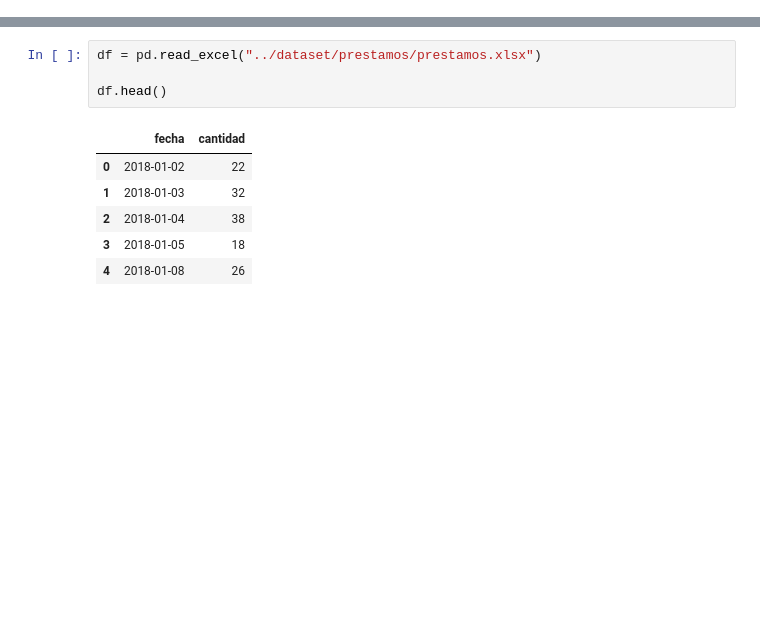
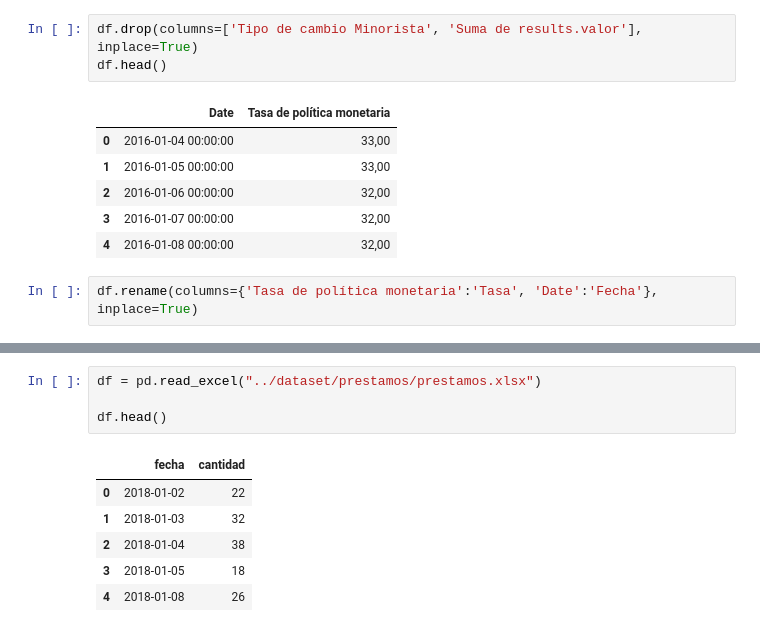
Before and after one commit to carrenogf/MCD-Series-Temporales, a Jupyter notebook: notebooks/prestamos.ipynb, the cells around one changed output, grey strips where cells are left out. Cells and saved outputs as stored; diff of their text form; blank space fills up the shorter version.

```diff
--- a/notebooks/prestamos.ipynb
+++ b/notebooks/prestamos.ipynb
@@ -10,0 +31,12 @@ from statsmodels.graphics.tsaplots import plot_acf, plot_pacf
+# %%
+df.drop(columns=['Tipo de cambio Minorista', 'Suma de results.valor'], inplace=True)
+df.head()
+# %% [output]
+|  | Date | Tasa de política monetaria |
+| 0 | 2016-01-04 00:00:00 | 33,00 |
+| 1 | 2016-01-05 00:00:00 | 33,00 |
+| 2 | 2016-01-06 00:00:00 | 32,00 |
+| 3 | 2016-01-07 00:00:00 | 32,00 |
+| 4 | 2016-01-08 00:00:00 | 32,00 |
+# %%
+df.rename(columns={'Tasa de política monetaria':'Tasa', 'Date':'Fecha'}, inplace=True)
```
Also changed, not shown: parts of 10 cells of this notebook.
